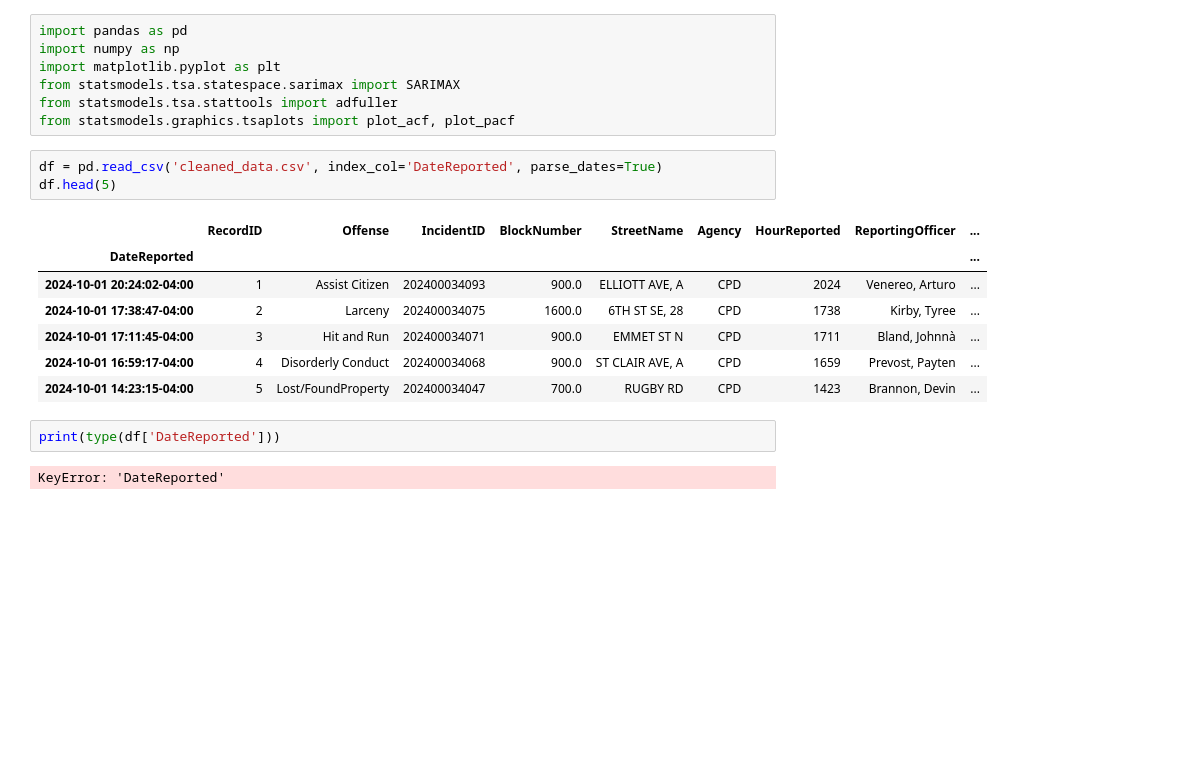
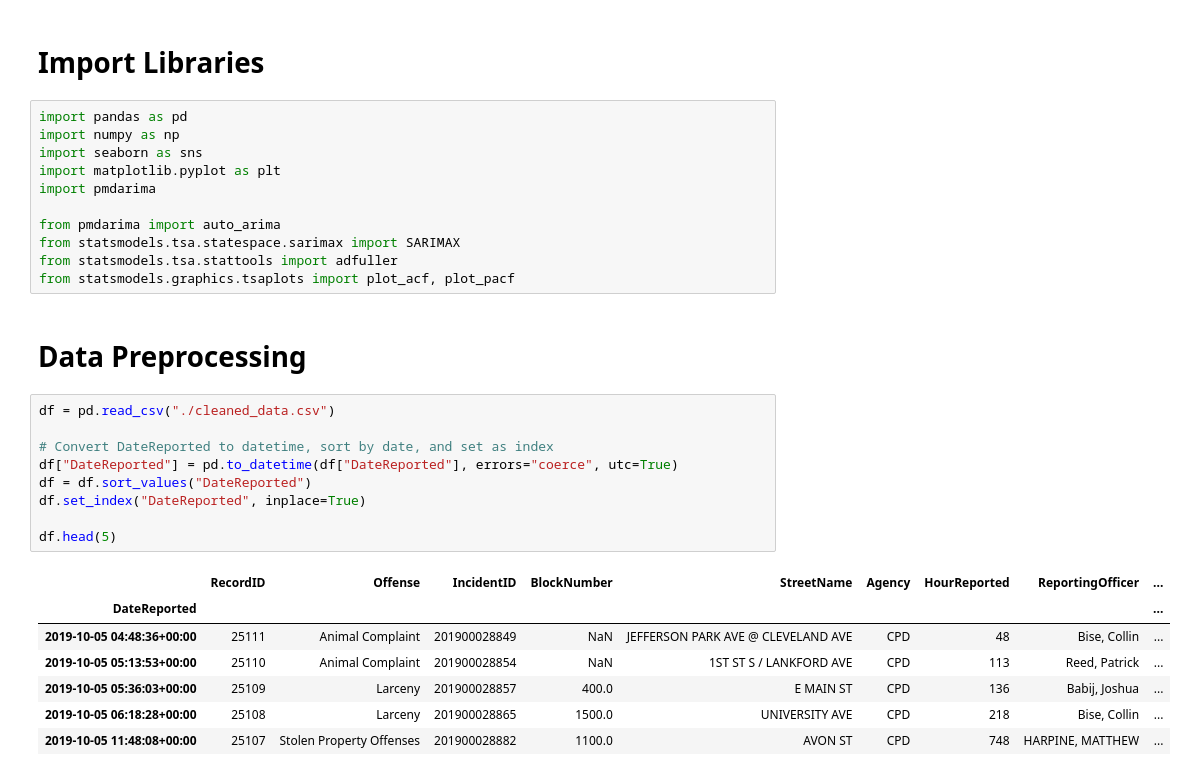
Before and after one commit to kelseymatsik/ds4002_project2, a Jupyter notebook: analysis.ipynb, the cells around one changed output. Drawn from its saved outputs; the diff is of its cells as text; blank space fills up the shorter version.

```diff
--- a/analysis.ipynb
+++ b/analysis.ipynb
@@ -1,22 +1,32 @@
+# %% [markdown]
+# Import Libraries
 # %%
 import pandas as pd
 import numpy as np
+import seaborn as sns
 import matplotlib.pyplot as plt
+import pmdarima
+
+from pmdarima import auto_arima
 from statsmodels.tsa.statespace.sarimax import SARIMAX
 from statsmodels.tsa.stattools import adfuller
 from statsmodels.graphics.tsaplots import plot_acf, plot_pacf
-# %%
-df = pd.read_csv('cleaned_data.csv', index_col='DateReported', parse_dates=True)
-df.head(5)
-# %% [output]
-|  | RecordID | Offense | IncidentID | BlockNumber | StreetName | Agency | HourReported | ReportingOfficer | ... |
-| DateReported |  |  |  |  |  |  |  |  | ... |
-| 2024-10-01 20:24:02-04:00 | 1 | Assist Citizen | 202400034093 | 900.0 | ELLIOTT AVE, A | CPD | 2024 | Venereo, Arturo | ... |
-| 2024-10-01 17:38:47-04:00 | 2 | Larceny | 202400034075 | 1600.0 | 6TH ST SE, 28 | CPD | 1738 | Kirby, Tyree | ... |
-| 2024-10-01 17:11:45-04:00 | 3 | Hit and Run | 202400034071 | 900.0 | EMMET ST N | CPD | 1711 | Bland, Johnnà | ... |
-| 2024-10-01 16:59:17-04:00 | 4 | Disorderly Conduct | 202400034068 | 900.0 | ST CLAIR AVE, A | CPD | 1659 | Prevost, Payten | ... |
-| 2024-10-01 14:23:15-04:00 | 5 | Lost/FoundProperty | 202400034047 | 700.0 | RUGBY RD | CPD | 1423 | Brannon, Devin | ... |
-# %%
-print(type(df['DateReported']))
-# %% [output]
-KeyError: 'DateReported'
+# %% [markdown]
+# Data Preprocessing
+# %%
+df = pd.read_csv("./cleaned_data.csv")
+
+# Convert DateReported to datetime, sort by date, and set as index
+df["DateReported"] = pd.to_datetime(df["DateReported"], errors="coerce", utc=True)
+df = df.sort_values("DateReported")
+df.set_index("DateReported", inplace=True)
+
+df.head(5)
+# %% [output]
+|  | RecordID | Offense | IncidentID | BlockNumber | StreetName | Agency | HourReported | ReportingOfficer | ... |
+| DateReported |  |  |  |  |  |  |  |  | ... |
+| 2019-10-05 04:48:36+00:00 | 25111 | Animal Complaint | 201900028849 | NaN | JEFFERSON PARK AVE @ CLEVELAND AVE | CPD | 48 | Bise, Collin | ... |
+| 2019-10-05 05:13:53+00:00 | 25110 | Animal Complaint | 201900028854 | NaN | 1ST ST S / LANKFORD AVE | CPD | 113 | Reed, Patrick | ... |
+| 2019-10-05 05:36:03+00:00 | 25109 | Larceny | 201900028857 | 400.0 | E MAIN ST | CPD | 136 | Babij, Joshua | ... |
+| 2019-10-05 06:18:28+00:00 | 25108 | Larceny | 201900028865 | 1500.0 | UNIVERSITY AVE | CPD | 218 | Bise, Collin | ... |
+| 2019-10-05 11:48:08+00:00 | 25107 | Stolen Property Offenses | 201900028882 | 1100.0 | AVON ST | CPD | 748 | HARPINE, MATTHEW | ... |
```
Also changed, not shown: parts of 13 cells of this notebook.
